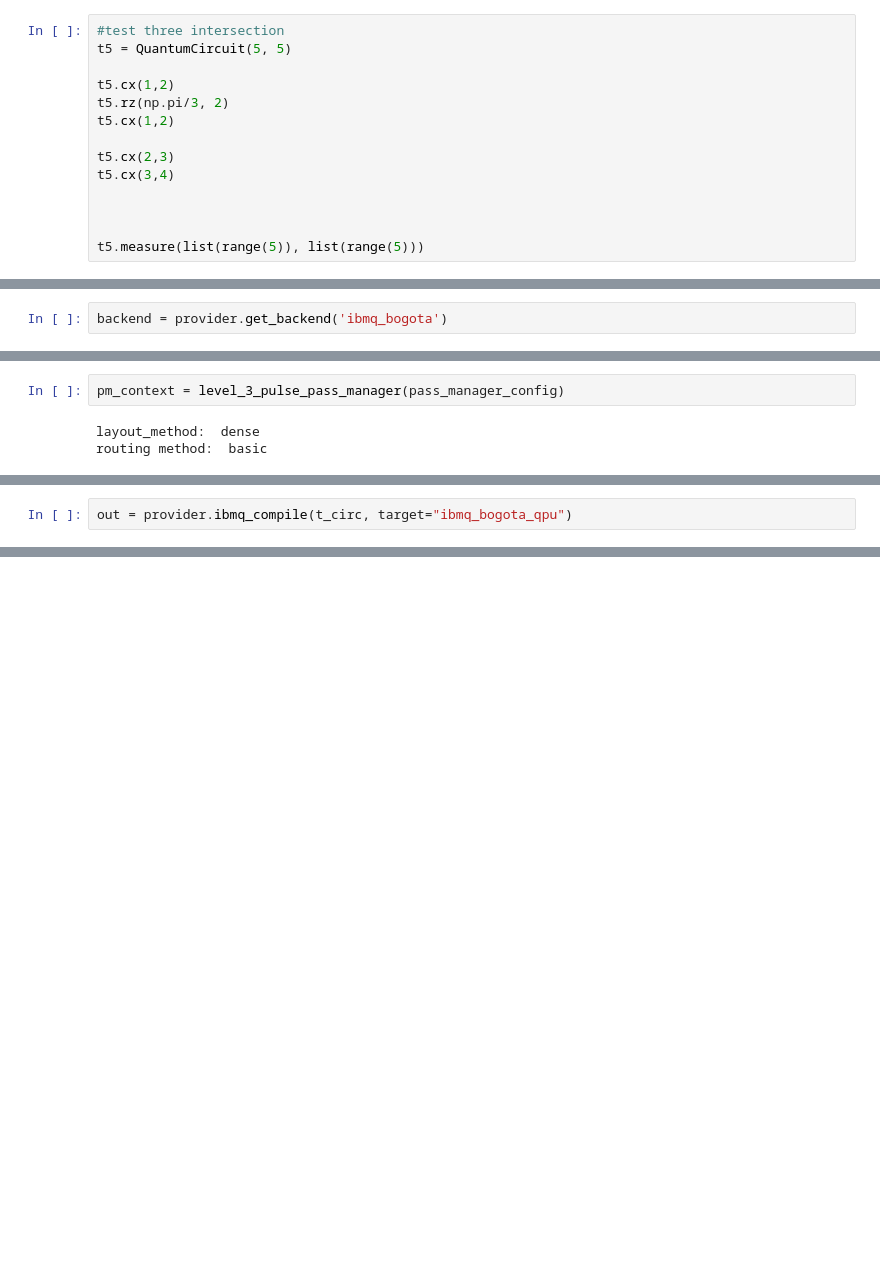
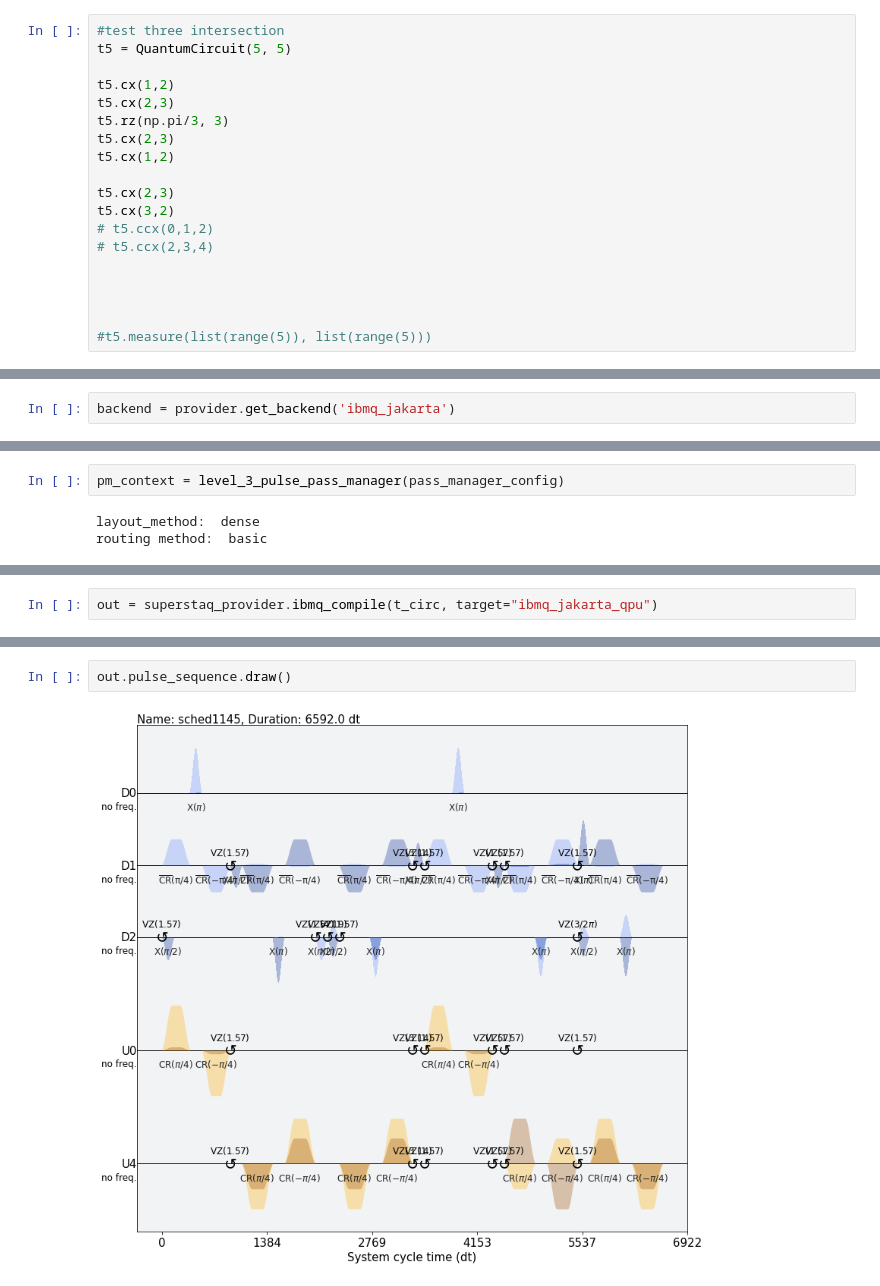
Before and after one commit to revilooliver/context-aware-decomposition, a Jupyter notebook: test_context_pulse_pass.ipynb, the cells around one changed output, grey strips where cells are left out. Cells and saved outputs as stored; diff of their text form; blank space fills up the shorter version.

```diff
--- a/test_context_pulse_pass.ipynb
+++ b/test_context_pulse_pass.ipynb
@@ -45,15 +45,20 @@ from level3_context_pulse import level_3_context_pulse_pass_manager, level_3_pul
 t5 = QuantumCircuit(5, 5)
 
 t5.cx(1,2)
-t5.rz(np.pi/3, 2)
+t5.cx(2,3)
+t5.rz(np.pi/3, 3)
+t5.cx(2,3)
 t5.cx(1,2)
 
 t5.cx(2,3)
-t5.cx(3,4)
+t5.cx(3,2)
+# t5.ccx(0,1,2)
+# t5.ccx(2,3,4)
 
 
 
-t5.measure(list(range(5)), list(range(5)))
+
+#t5.measure(list(range(5)), list(range(5)))
 # %% [output]
 <qiskit.circuit.instructionset.InstructionSet at 0x...>
 # %%
@@ -75,2 +78,2 @@ c: 5/══════╩══════════════════
 # %%
-backend = provider.get_backend('ibmq_bogota')
+backend = provider.get_backend('ibmq_jakarta')
@@ -147,2 +145,2 @@ q_4 -> 4 ──────────────╫────────
 # %%
-out = provider.ibmq_compile(t_circ, target="ibmq_bogota_qpu")
+out = superstaq_provider.ibmq_compile(t_circ, target="ibmq_jakarta_qpu")
@@ -153,2 +151,6 @@ out.circuit.draw(output='mpl')
+# %%
+out.pulse_sequence.draw()
+# %% [output]
+[figure, added]
 # %%
 out.circuit.count_ops()
```
Also changed, not shown: parts of 39 cells of this notebook, 4 other files.
